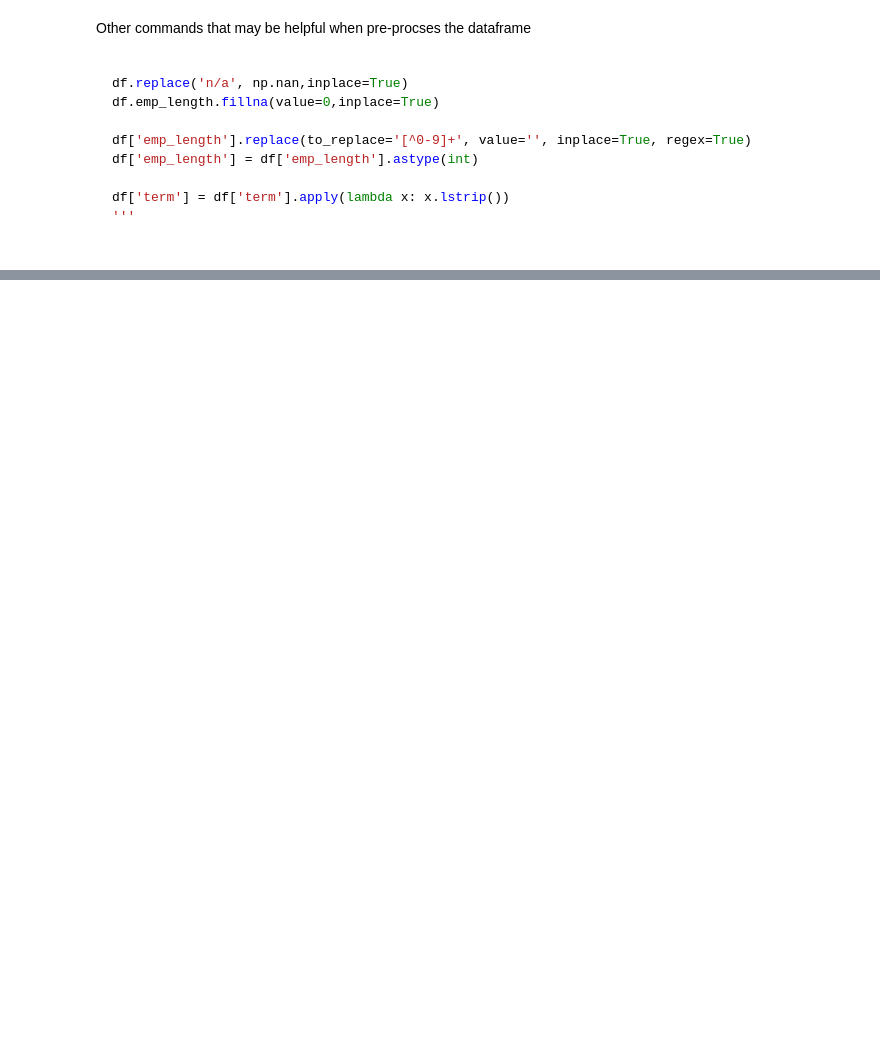
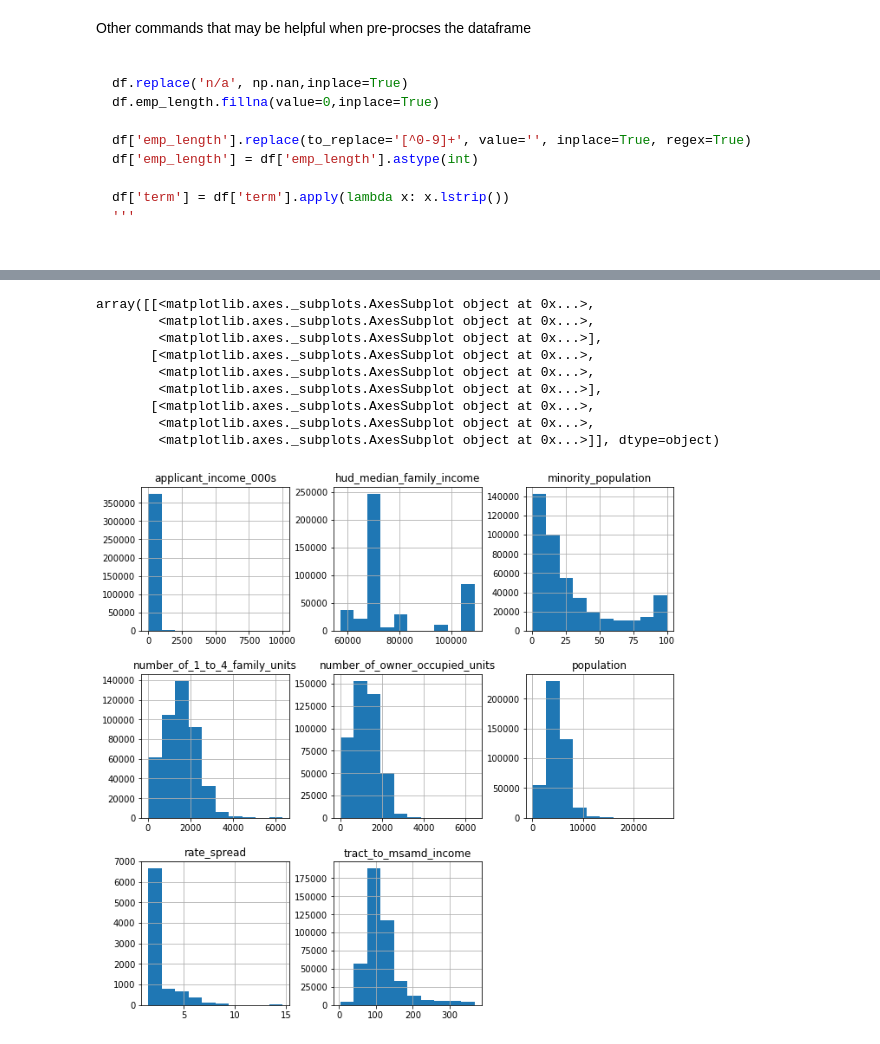
Before and after one commit to melindadevins/ai-loan-analysis, a Jupyter notebook: process_data.ipynb, the cells around one changed output, grey strips where cells are left out. Drawn from its saved outputs; the diff is of its cells as text; code cells hidden in the pictures; blank space fills up the shorter version.

```diff
--- a/process_data.ipynb
+++ b/process_data.ipynb
@@ -221,0 +369,17 @@ df['term'] = df['term'].apply(lambda x: x.lstrip())
+# %%
+import matplotlib.pyplot as plt
+#df[df.dtypes[(df.dtypes=="float64")|(df.dtypes=="int64")]
+#                        .index.values].hist(figsize=[11,11])
+
+df[df.dtypes[(df.dtypes=="float64")].index.values].hist(figsize=[11,11])
+# %% [output]
+array([[<matplotlib.axes._subplots.AxesSubplot object at 0x...>,
+        <matplotlib.axes._subplots.AxesSubplot object at 0x...>,
+        <matplotlib.axes._subplots.AxesSubplot object at 0x...>],
+       [<matplotlib.axes._subplots.AxesSubplot object at 0x...>,
+        <matplotlib.axes._subplots.AxesSubplot object at 0x...>,
+        <matplotlib.axes._subplots.AxesSubplot object at 0x...>],
+       [<matplotlib.axes._subplots.AxesSubplot object at 0x...>,
+        <matplotlib.axes._subplots.AxesSubplot object at 0x...>,
+        <matplotlib.axes._subplots.AxesSubplot object at 0x...>]], dtype=object)
+[figure, added]
```
Also changed, not shown: parts of 19 cells of this notebook, 4 other files.
